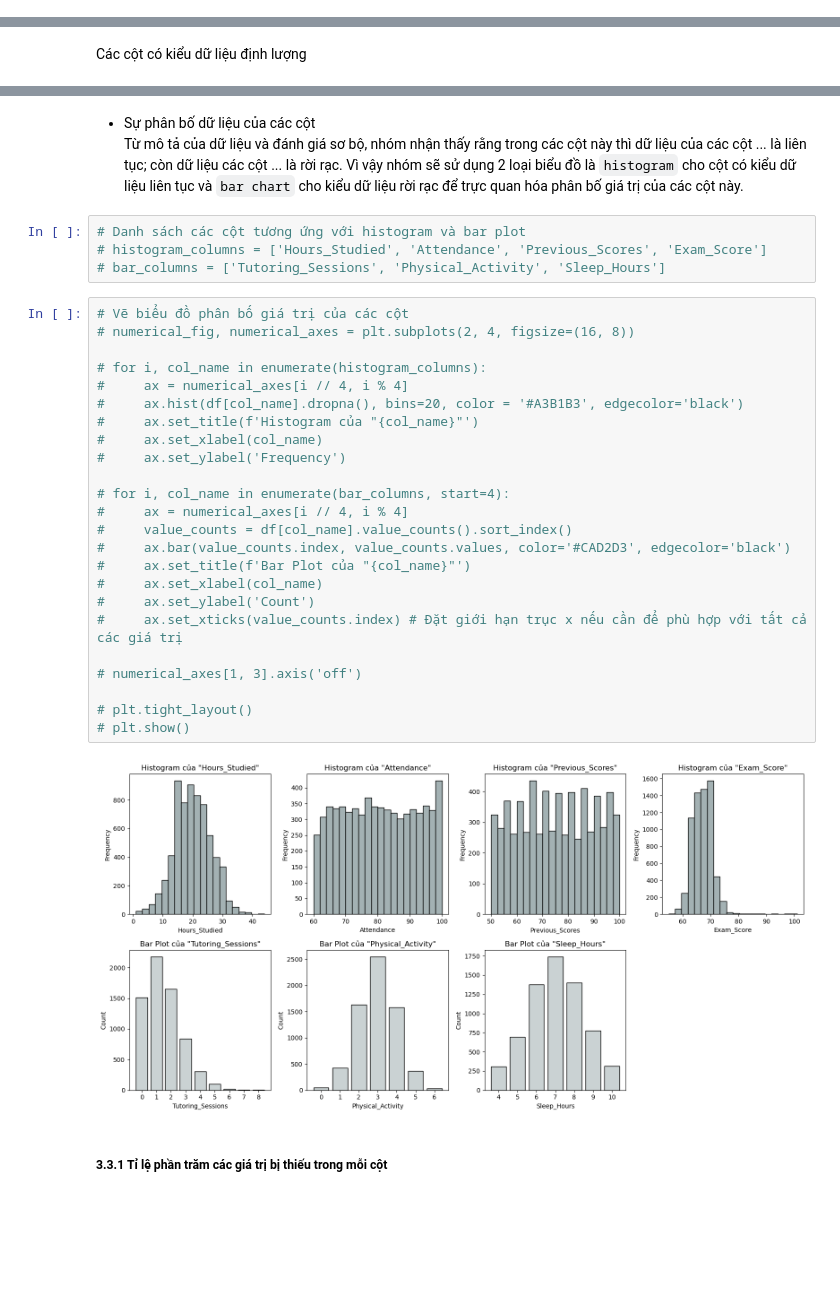
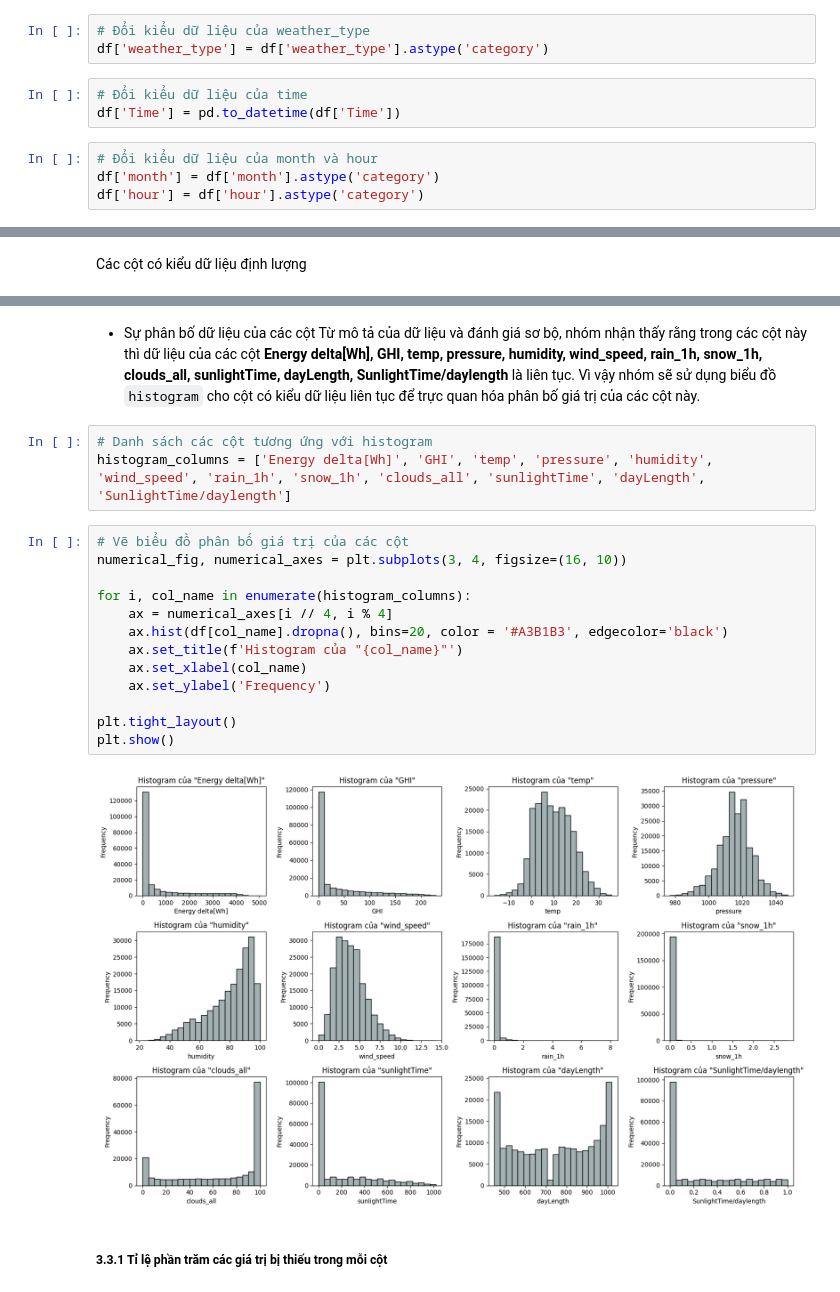
Before and after one commit to alpaca3000/Lab02_DataVisualization, a Jupyter notebook: Source_Codes/DataPreprocessing.ipynb, the cells around one changed output, grey strips where cells are left out. Cells and saved outputs as stored; diff of their text form; blank space fills up the shorter version.

```diff
--- a/Source_Codes/DataPreprocessing.ipynb
+++ b/Source_Codes/DataPreprocessing.ipynb
@@ -164,0 +163,10 @@ Name: month, dtype: int64
+# %%
+# Đổi kiểu dữ liệu của weather_type
+df['weather_type'] = df['weather_type'].astype('category')
+# %%
+# Đổi kiểu dữ liệu của time
+df['Time'] = pd.to_datetime(df['Time'])
+# %%
+# Đổi kiểu dữ liệu của month và hour
+df['month'] = df['month'].astype('category')
+df['hour'] = df['hour'].astype('category')
@@ -192,36 +220,24 @@ month
 # %% [markdown]
-- Sự phân bố dữ liệu của các cột\
-  Từ mô tả của dữ liệu và đánh giá sơ bộ, nhóm nhận thấy rằng trong các cột này thì dữ liệu của các cột ... là liên tục; còn dữ liệu các cột ... là rời rạc. Vì vậy nhóm sẽ sử dụng 2 loại biểu đồ là `histogram` cho cột có kiểu dữ liệu liên tục và `bar chart` cho kiểu dữ liệu rời rạc để trực quan hóa phân bố giá trị của các cột này.
+- Sự phân bố dữ liệu của các cột
+  Từ mô tả của dữ liệu và đánh giá sơ bộ, nhóm nhận thấy rằng trong các cột này thì dữ liệu của các cột **Energy delta[Wh], GHI, temp, pressure, humidity, wind_speed, rain_1h, snow_1h, clouds_all, sunlightTime, dayLength, SunlightTime/daylength** là liên tục. Vì vậy nhóm sẽ sử dụng biểu đồ `histogram` cho cột có kiểu dữ liệu liên tục để trực quan hóa phân bố giá trị của các cột này.
-# %%
-# Danh sách các cột tương ứng với histogram và bar plot
-# histogram_columns = ['Hours_Studied', 'Attendance', 'Previous_Scores', 'Exam_Score']
-# bar_columns = ['Tutoring_Sessions', 'Physical_Activity', 'Sleep_Hours']
+# %%
+# Danh sách các cột tương ứng với histogram
+histogram_columns = ['Energy delta[Wh]', 'GHI', 'temp', 'pressure', 'humidity', 'wind_speed', 'rain_1h', 'snow_1h', 'clouds_all', 'sunlightTime', 'dayLength', 'SunlightTime/daylength']
 # %%
 # Vẽ biểu đồ phân bố giá trị của các cột
-# numerical_fig, numerical_axes = plt.subplots(2, 4, figsize=(16, 8))
+numerical_fig, numerical_axes = plt.subplots(3, 4, figsize=(16, 10))
 
-# for i, col_name in enumerate(histogram_columns):
-#     ax = numerical_axes[i // 4, i % 4]
-#     ax.hist(df[col_name].dropna(), bins=20, color = '#A3B1B3', edgecolor='black')
-#     ax.set_title(f'Histogram của "{col_name}"')
-#     ax.set_xlabel(col_name)
-#     ax.set_ylabel('Frequency')
+for i, col_name in enumerate(histogram_columns):
+    ax = numerical_axes[i // 4, i % 4]
+    ax.hist(df[col_name].dropna(), bins=20, color = '#A3B1B3', edgecolor='black')
+    ax.set_title(f'Histogram của "{col_name}"')
+    ax.set_xlabel(col_name)
+    ax.set_ylabel('Frequency')
 
-# for i, col_name in enumerate(bar_columns, start=4):
-#     ax = numerical_axes[i // 4, i % 4]
-#     value_counts = df[col_name].value_counts().sort_index()
-#     ax.bar(value_counts.index, value_counts.values, color='#CAD2D3', edgecolor='black')
-#     ax.set_title(f'Bar Plot của "{col_name}"')
-#     ax.set_xlabel(col_name)
-#     ax.set_ylabel('Count')
-#     ax.set_xticks(value_counts.index) # Đặt giới hạn trục x nếu cần để phù hợp với tất cả các giá trị
-
-# numerical_axes[1, 3].axis('off')
-
-# plt.tight_layout()
-# plt.show()
+plt.tight_layout()
+plt.show()
 # %% [output]
-[figure, old version]
+[figure, new version]
 # %% [markdown]
 ##### 3.3.1 Tỉ lệ phần trăm các giá trị bị thiếu trong mỗi cột
 # %%
```
Also changed, not shown: parts of 26 cells of this notebook.
